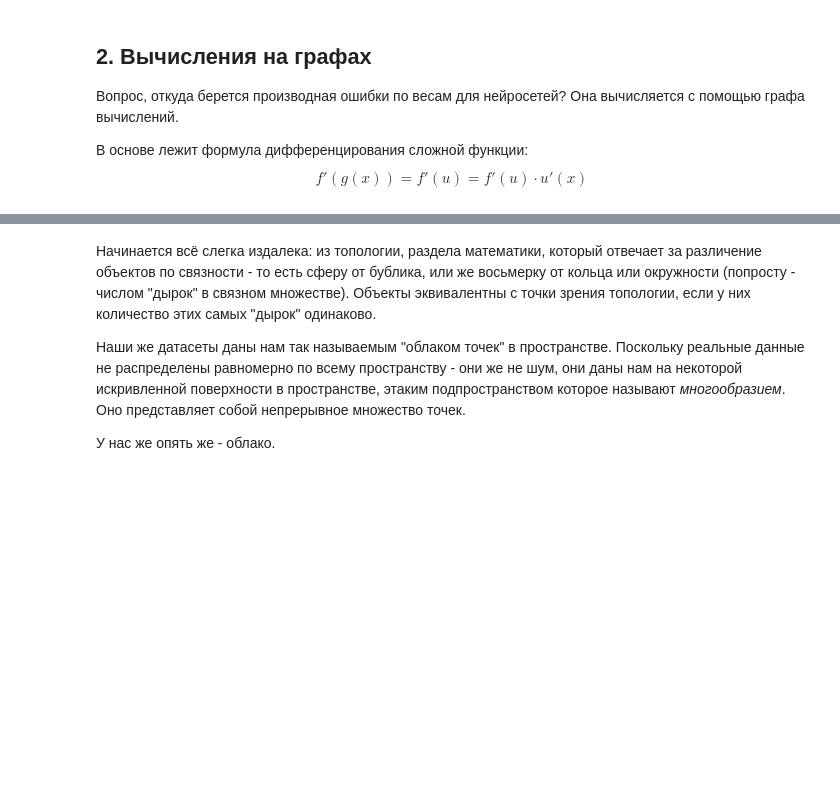
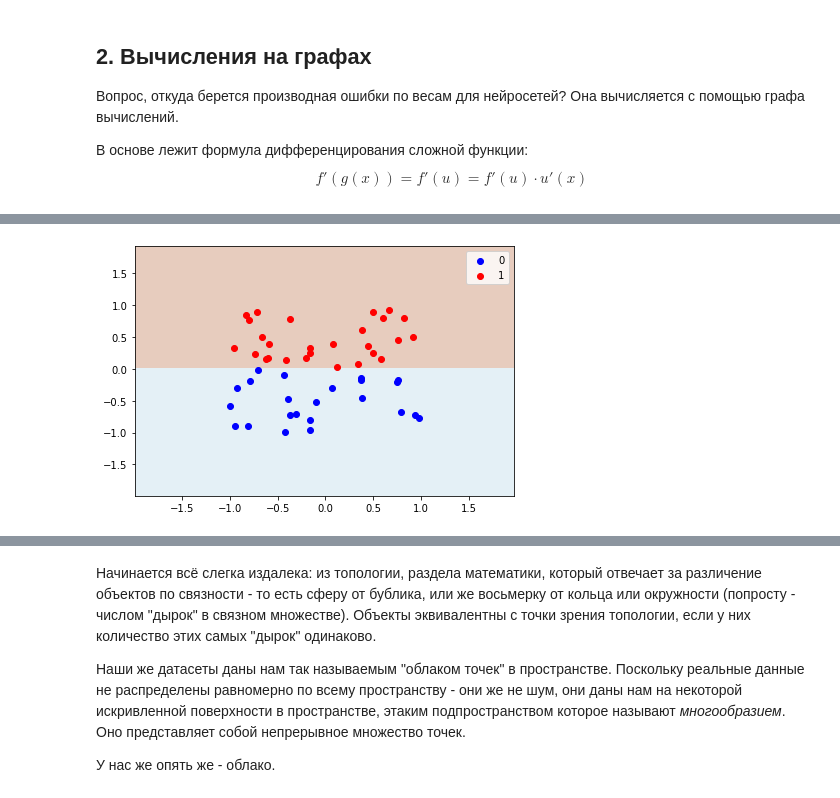
Before and after one commit to timeseries-ru/course, a Jupyter notebook: maths_behind.ipynb, the cells around one changed output, grey strips where cells are left out. Drawn from its saved outputs; the diff is of its cells as text; code cells hidden in the pictures; blank space fills up the shorter version.

```diff
--- a/maths_behind.ipynb
+++ b/maths_behind.ipynb
@@ -136,0 +220,25 @@ $$\frac {\partial f} {\partial y} = \frac {\partial f} {\partial a} \cdot \frac
+# %%
+def plot_decisions(x, y, targets, classifier, labels=None):
+    x_min, x_max = x.min() - 1, x.max() + 1
+    y_min, y_max = y.min() - 1, y.max() + 1
+    xx, yy = np.meshgrid(np.arange(x_min, x_max, 0.01),
+                         np.arange(y_min, y_max, 0.01))
+
+    z = classifier.predict(np.c_[xx.ravel(), yy.ravel()])
+    z = z.reshape(xx.shape)
+    c = plt.contourf(xx, yy, z, cmap='Paired', alpha=0.3)
+
+    for index in range(len(np.unique(targets))):
+        indices = np.where(targets == index)
+        plt.scatter(x[indices], y[indices], color=[
+            'b', 'r', 'y'
+        ][index], label=labels[index] if labels is not None else index)
+
+    plt.legend()
+    plt.tight_layout()
+    plt.show()
+
+classifier = DecisionTreeClassifier(max_depth=1, random_state=1).fit(data, classes)
+plot_decisions(data[:, 0], data[:, 1], classes, classifier)
+# %% [output]
+[figure, added]
```
Also changed, not shown: parts of 23 cells of this notebook.
